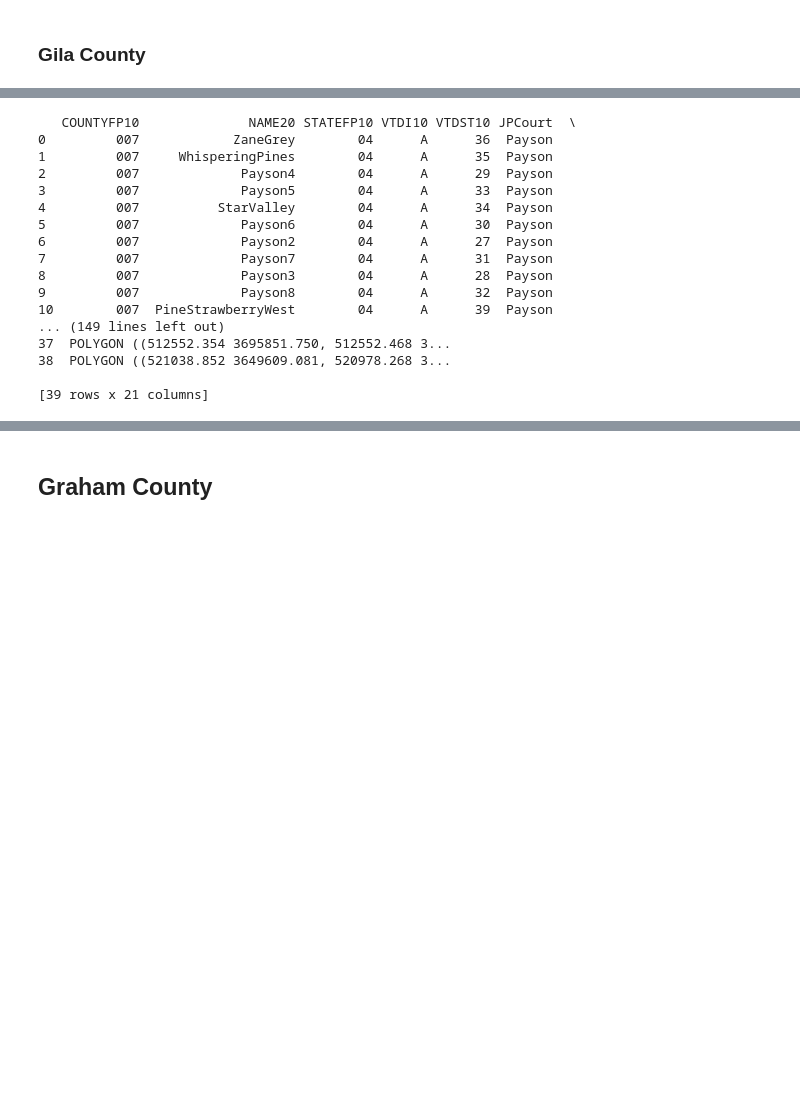
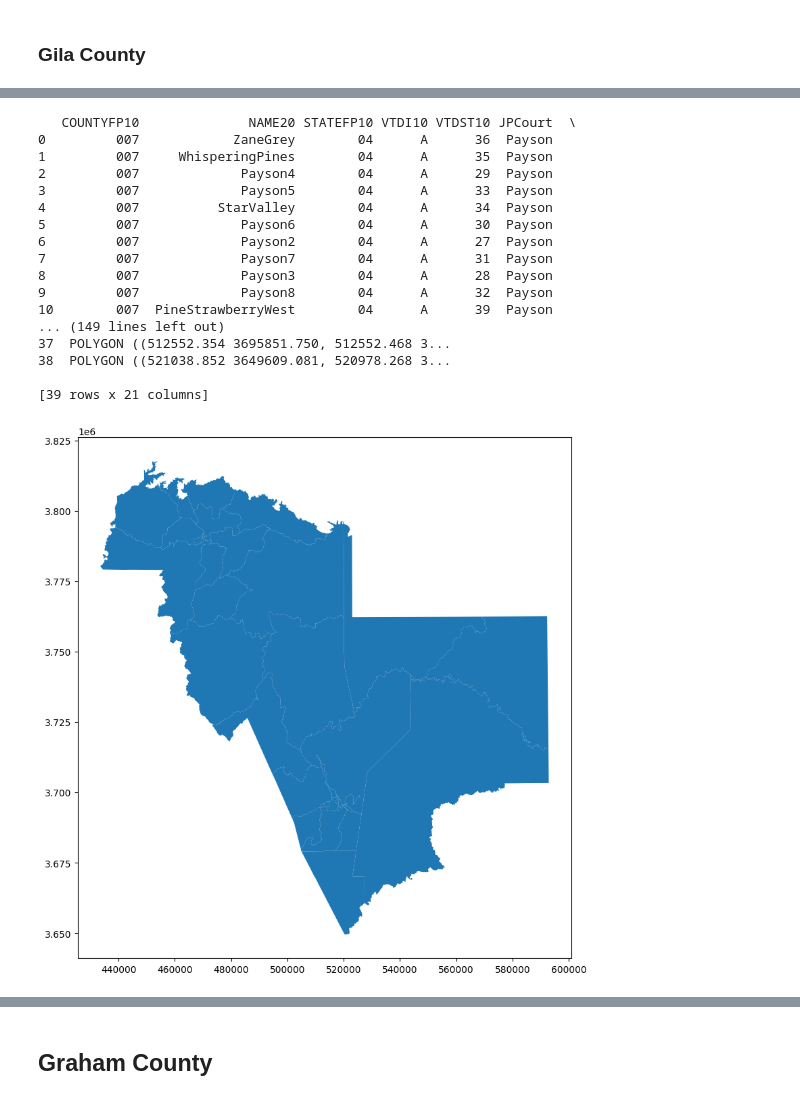
Before and after one commit to nonpartisan-redistricting-datahub/az-pber-2022, a Jupyter notebook: az-pber-2022/2022AZ.ipynb, the cells around one changed output, grey strips where cells are left out. Cells and saved outputs as stored; diff of their text form; code cells hidden in the pictures; blank space fills up the shorter version.

```diff
--- a/az-pber-2022/2022AZ.ipynb
+++ b/az-pber-2022/2022AZ.ipynb
@@ -558,27 +570,33 @@ print(gila_rows)
 # %%
 # Read the shapefile
 shapefile_path_Gila = './precinct_boundaries/Gela/GilaPrecincts_Dec2022.shp'
 gdf_Gila = gpd.read_file(shapefile_path_Gila)
 gdf_Gila['NAME20'] = remove_special_characters(gdf_Gila['NAME20'])
 gdf_Gila['NAME20'] = gdf_Gila['NAME20'].str.replace(' ', '')
 
 print(gdf_Gila)
+# Display the final DataFrame
+# Plot the geometries
+fig, ax = plt.subplots(1, 1, figsize=(10, 10))
+gdf_Gila.plot(ax=ax)
+plt.show()
 # %% [output]
    COUNTYFP10              NAME20 STATEFP10 VTDI10 VTDST10 JPCourt  \
 0         007            ZaneGrey        04      A      36  Payson
 1         007     WhisperingPines        04      A      35  Payson
 2         007             Payson4        04      A      29  Payson
 3         007             Payson5        04      A      33  Payson
 4         007          StarValley        04      A      34  Payson
 5         007             Payson6        04      A      30  Payson
 6         007             Payson2        04      A      27  Payson
 7         007             Payson7        04      A      31  Payson
 8         007             Payson3        04      A      28  Payson
 9         007             Payson8        04      A      32  Payson
 10        007  PineStrawberryWest        04      A      39  Payson
 ... (149 lines left out)
 37  POLYGON ((512552.354 3695851.750, 512552.468 3...
 38  POLYGON ((521038.852 3649609.081, 520978.268 3...
 
 [39 rows x 21 columns]
+[figure, added]
 # %%
```
Also changed, not shown: parts of 59 cells of this notebook, 34 other files.
